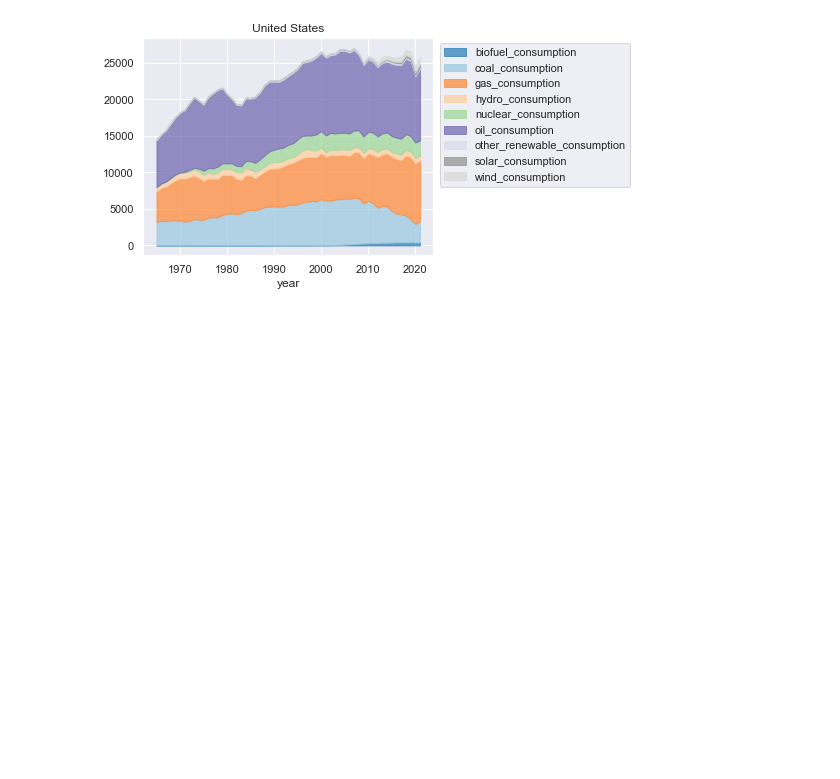
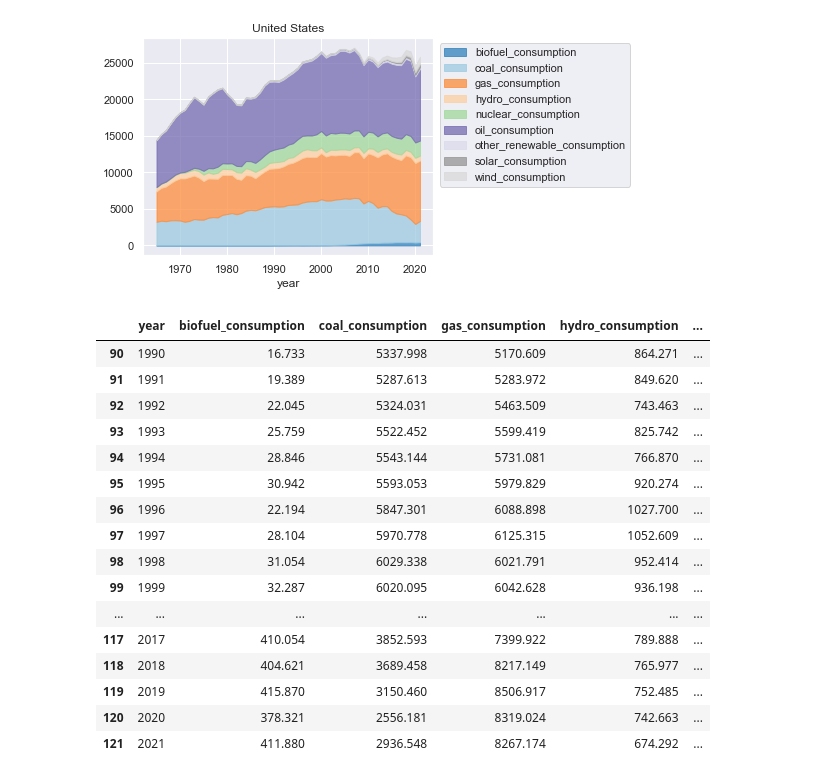
Before and after one commit to koonimaru/omniplot, a Jupyter notebook: ipynb/stackedlines.ipynb, the cells around one changed output. Cells and saved outputs as stored; diff of their text form; code cells hidden in the pictures; blank space fills up the shorter version.

```diff
--- a/ipynb/stackedlines.ipynb
+++ b/ipynb/stackedlines.ipynb
@@ -53,3 +53,25 @@ op.stackedlines(df=_df, x="year",y=cols, title="United States", remove_all_zero=
 op.stackedlines(df=_df, x="year",y=cols, title="United States", remove_all_zero=True,show_val=False,sort=False)
 # %% [output]
 [figure]
+# %%
+_df=_df.reset_index()
+# %%
+_df.iloc[90:][["year"]+cols]
+# %% [output]
+|  | year | biofuel_consumption | coal_consumption | gas_consumption | hydro_consumption | ... |
+| 90 | 1990 | 16.733 | 5337.998 | 5170.609 | 864.271 | ... |
+| 91 | 1991 | 19.389 | 5287.613 | 5283.972 | 849.620 | ... |
+| 92 | 1992 | 22.045 | 5324.031 | 5463.509 | 743.463 | ... |
+| 93 | 1993 | 25.759 | 5522.452 | 5599.419 | 825.742 | ... |
+| 94 | 1994 | 28.846 | 5543.144 | 5731.081 | 766.870 | ... |
+| 95 | 1995 | 30.942 | 5593.053 | 5979.829 | 920.274 | ... |
+| 96 | 1996 | 22.194 | 5847.301 | 6088.898 | 1027.700 | ... |
+| 97 | 1997 | 28.104 | 5970.778 | 6125.315 | 1052.609 | ... |
+| 98 | 1998 | 31.054 | 6029.338 | 6021.791 | 952.414 | ... |
+| 99 | 1999 | 32.287 | 6020.095 | 6042.628 | 936.198 | ... |
+| ... | ... | ... | ... | ... | ... | ... |
+| 117 | 2017 | 410.054 | 3852.593 | 7399.922 | 789.888 | ... |
+| 118 | 2018 | 404.621 | 3689.458 | 8217.149 | 765.977 | ... |
+| 119 | 2019 | 415.870 | 3150.460 | 8506.917 | 752.485 | ... |
+| 120 | 2020 | 378.321 | 2556.181 | 8319.024 | 742.663 | ... |
+| 121 | 2021 | 411.880 | 2936.548 | 8267.174 | 674.292 | ... |
```
Also changed, not shown: 19 other files.
